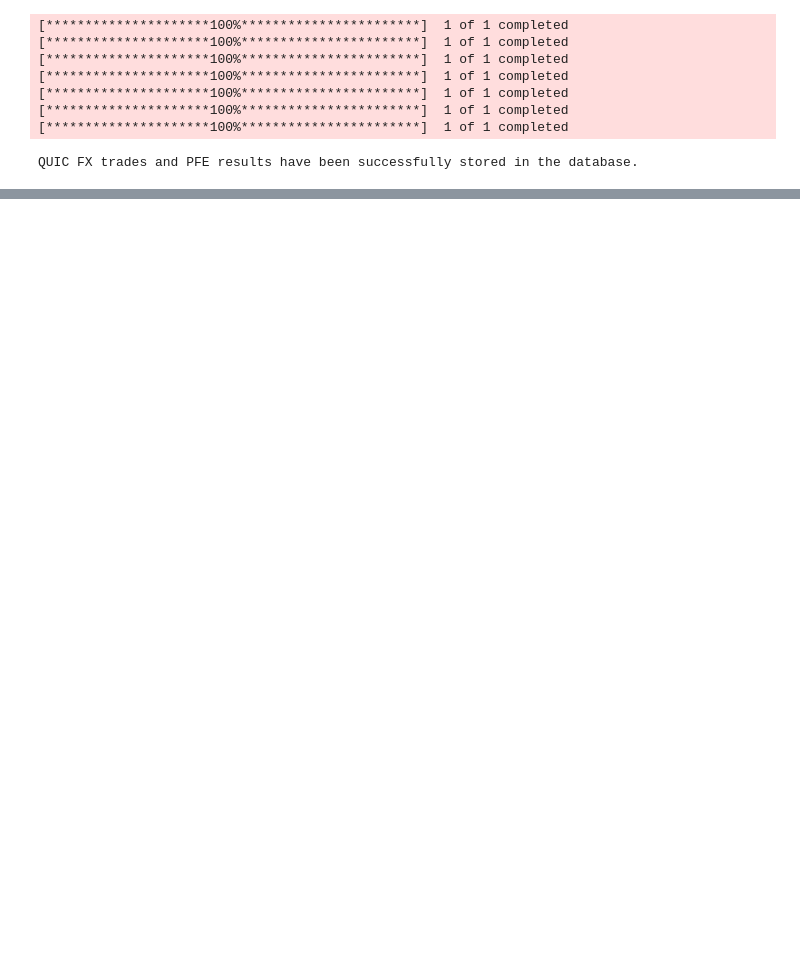
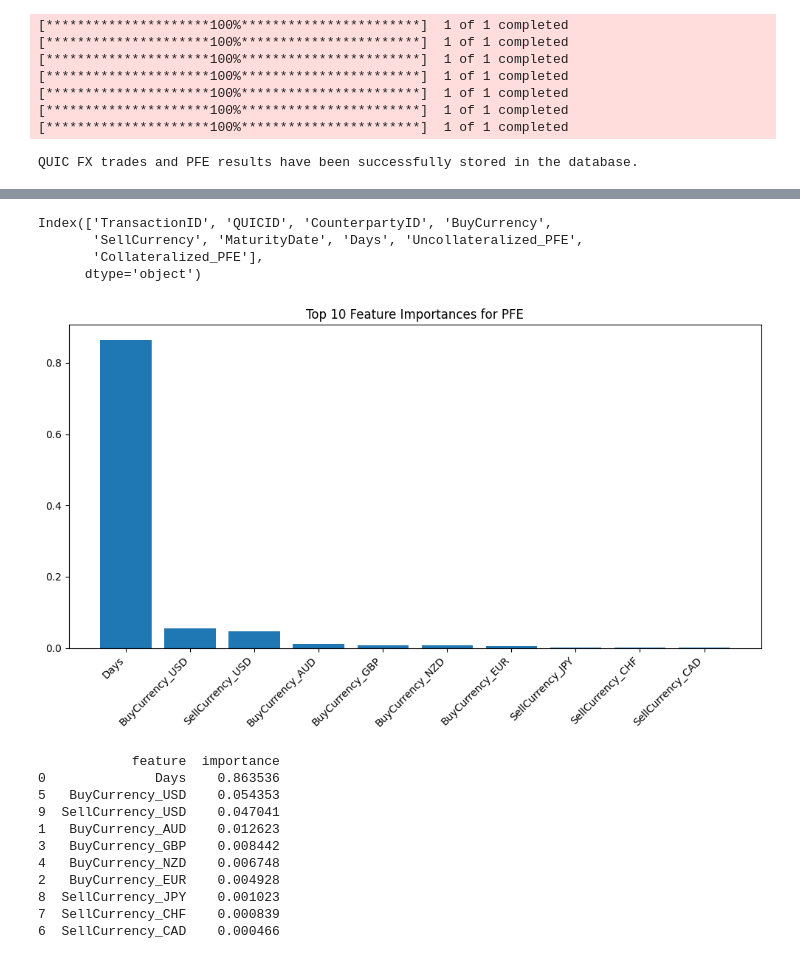
Before and after one commit to chrisjnielson44/impact-trade-file-analysis, a Jupyter notebook: impact-trade-file-analysis-back-end/data/product/FX/FX Forward/FXForwardTradeGeneration.ipynb, the cells around one changed output, grey strips where cells are left out. Cells and saved outputs as stored; diff of their text form; code cells hidden in the pictures; blank space fills up the shorter version.

```diff
--- a/impact-trade-file-analysis-back-end/data/product/FX/FX Forward/FXForwardTradeGeneration.ipynb
+++ b/impact-trade-file-analysis-back-end/data/product/FX/FX Forward/FXForwardTradeGeneration.ipynb
@@ -257,7 +257,7 @@ fake = Faker()
 
 # Generate a list of trader IDs and companies
 trader_ids = [fake.random_number(digits=5) for _ in range(100)]  # 100 unique trader IDs
-counterparty_ids = [fake.random_number(digits=5) for _ in range(50)]  # 50 unique counterparty IDs
+
 
 # Define the list of currency pairs
 currency_pairs = ['EUR/USD', 'USD/JPY', 'GBP/USD', 'USD/CHF', 'USD/CAD', 'AUD/USD', 'NZD/USD']
@@ -326,7 +326,7 @@ def generate_quic_transactions(n):
     return [generate_quic_transaction() for _ in range(n)]
 
 # Generate 100,000 QUIC transactions
-quic_data = generate_quic_transactions(100000)
+quic_data = generate_quic_transactions(10000)
 quic_fx_trades = pd.DataFrame(quic_data)
 
 # Create an exposure vector for a trade
@@ -469,0 +484,54 @@ quic_pfe_results_table
+# %%
+# Feature Importance
+
+import pandas as pd
+import numpy as np
+from sklearn.model_selection import train_test_split
+from sklearn.ensemble import RandomForestRegressor
+import matplotlib.pyplot as plt
+
+# Print available columns
+print(quic_pfe_results_df.columns)
+
+# Select features that are available
+available_features = ['Days', 'BuyCurrency', 'SellCurrency']
+X = pd.get_dummies(quic_pfe_results_df[available_features], columns=['BuyCurrency', 'SellCurrency'])
+y = quic_pfe_results_df['Uncollateralized_PFE']  # or 'Collateralized_PFE', depending on what you want to predict
+
+# Split data
+X_train, X_test, y_train, y_test = train_test_split(X, y, test_size=0.2, random_state=42)
+
+# Train Random Forest model
+rf_model = RandomForestRegressor(n_estimators=100, random_state=42)
+rf_model.fit(X_train, y_train)
+
+# Get feature importances
+importances = pd.DataFrame({'feature': X.columns, 'importance': rf_model.feature_importances_})
+importances = importances.sort_values('importance', ascending=False)
+
+# Plot feature importances
+plt.figure(figsize=(10, 6))
+plt.bar(importances['feature'][:10], importances['importance'][:10])
+plt.xticks(rotation=45, ha='right')
+plt.title('Top 10 Feature Importances for PFE')
+plt.tight_layout()
+plt.show()
+
+print(importances)
+# %% [output]
+Index(['TransactionID', 'QUICID', 'CounterpartyID', 'BuyCurrency',
+       'SellCurrency', 'MaturityDate', 'Days', 'Uncollateralized_PFE',
+       'Collateralized_PFE'],
+      dtype='object')
+[figure, added]
+            feature  importance
+0              Days    0.863536
+5   BuyCurrency_USD    0.054353
+9  SellCurrency_USD    0.047041
+1   BuyCurrency_AUD    0.012623
+3   BuyCurrency_GBP    0.008442
+4   BuyCurrency_NZD    0.006748
+2   BuyCurrency_EUR    0.004928
+8  SellCurrency_JPY    0.001023
+7  SellCurrency_CHF    0.000839
+6  SellCurrency_CAD    0.000466
```
Also changed, not shown: parts of 8 cells of this notebook, 52 other files.
